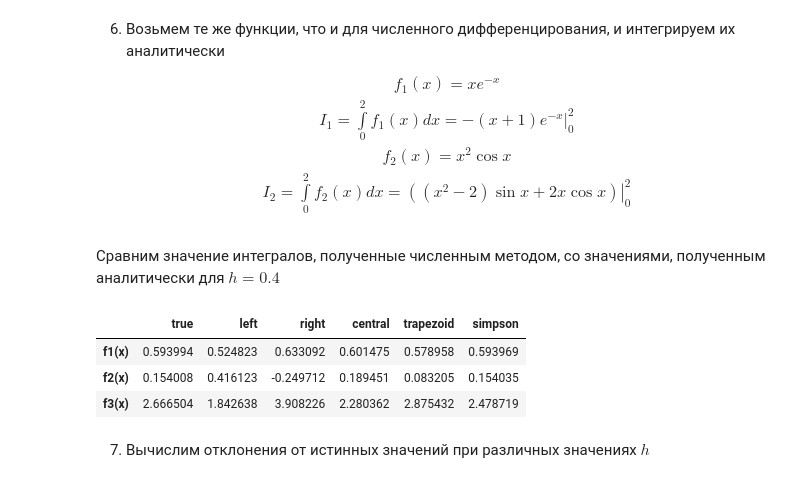
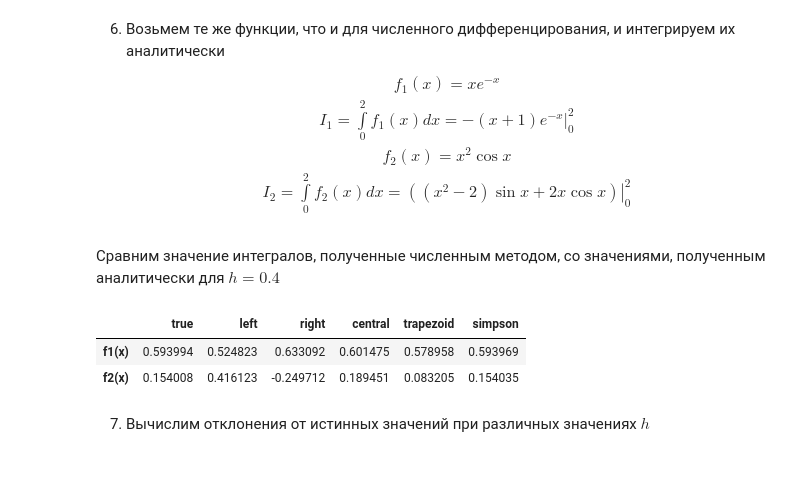
Before and after one commit to alexmoroz002/Appl-Math, a Jupyter notebook: lab-1_am.ipynb, the cells around one changed output. Cells and saved outputs as stored; diff of their text form; code cells hidden in the pictures.

```diff
--- a/lab-1_am.ipynb
+++ b/lab-1_am.ipynb
@@ -26,6 +31,6 @@ def central_difference(f, x, h):
 2. Возьмём две произвольные функции:
 # %%
 def f1(x):
-  return x * e ** (-x)
+  return x * np.exp(-x)
 # %%
 def f1_d(x):
@@ -260,7 +253,7 @@ def integrate(func, int_method, h):
 \end{gather}
 # %%
 def f1_int():
-  return -(b + 1) * e**(-b) + (a + 1) * e**(-a)
+  return -(b + 1) * np.exp(-b) + (a + 1) * np.exp(-a)
 
 def f2_int():
   return ((b**2 - 2) * np.sin(b) + 2 * b * np.cos(b)) - ((a**2 - 2) * np.sin(a) + 2 * a * np.cos(a))
@@ -281,16 +262,14 @@ def f4_int():
 # %%
 int_res = pd.DataFrame({'true': [], 'left':[], 'right':[], 'central':[], 'trapezoid': [], 'simpson': []})
 int_methods = [left_int, right_int, central_int, trapezoid_int, simpson_int]
 int_res.loc[len(int_res)] = [f1_int()] + [integrate(f1, method, h) for method in int_methods]
 int_res.loc[len(int_res)] = [f2_int()] + [integrate(f2, method, h) for method in int_methods]
-int_res.loc[len(int_res)] = [f3_int()] + [integrate(f3, method, h) for method in int_methods]
-int_res.index = ['f1(x)', 'f2(x)', 'f3(x)']
+int_res.index = ['f1(x)', 'f2(x)']
 int_res
 # %% [output]
 |  | true | left | right | central | trapezoid | simpson |
 | f1(x) | 0.593994 | 0.524823 | 0.633092 | 0.601475 | 0.578958 | 0.593969 |
 | f2(x) | 0.154008 | 0.416123 | -0.249712 | 0.189451 | 0.083205 | 0.154035 |
-| f3(x) | 2.666504 | 1.842638 | 3.908226 | 2.280362 | 2.875432 | 2.478719 |
 # %% [markdown]
 7. Вычислим отклонения от истинных значений при различных значениях $h$
 # %%
```
Also changed, not shown: parts of 25 cells of this notebook.
